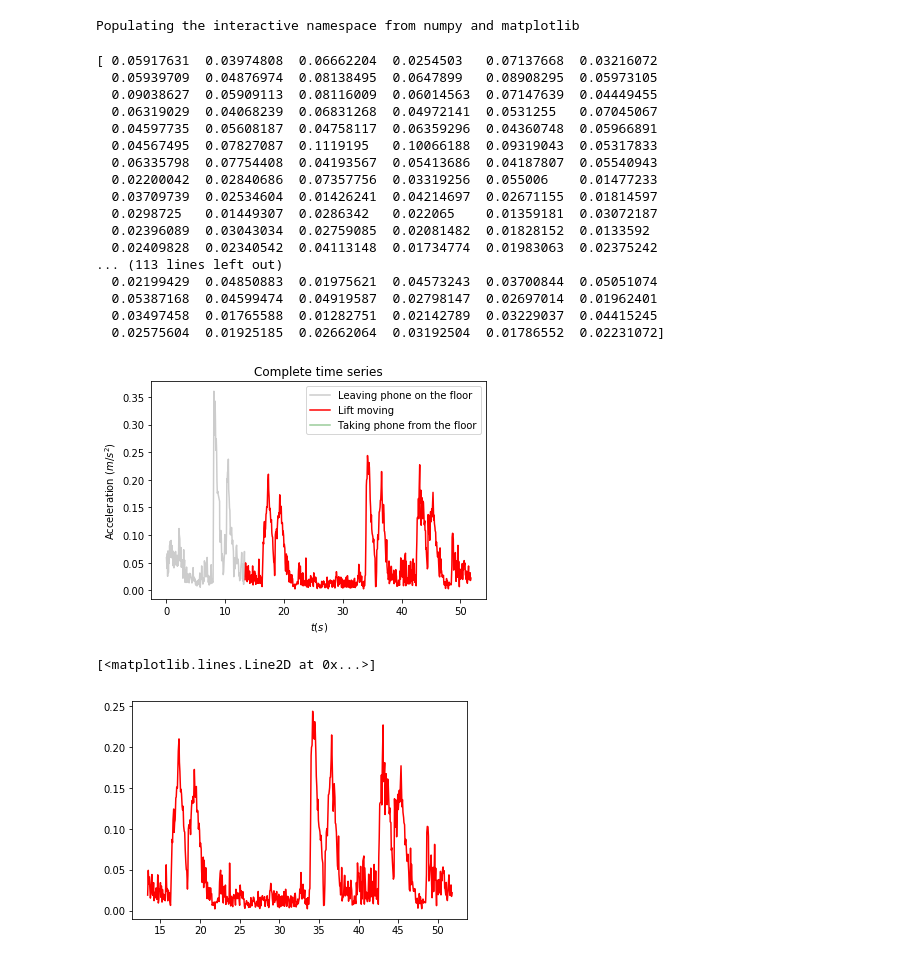
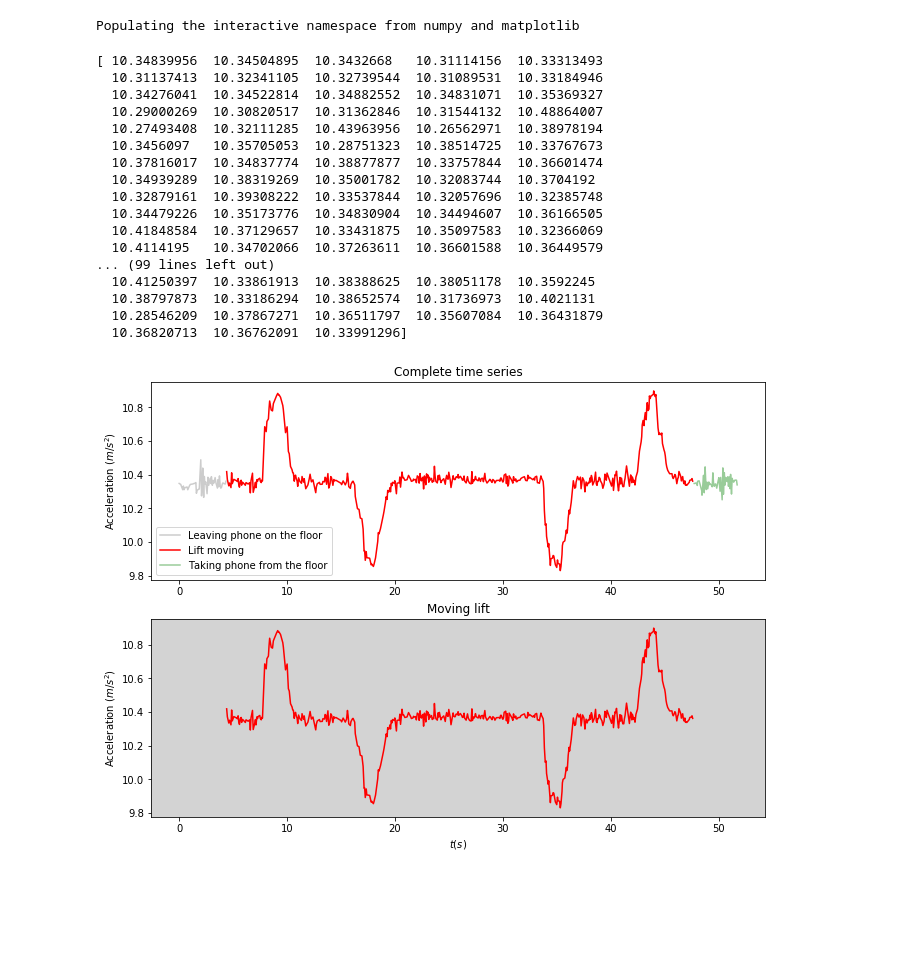
Before and after one commit to PabRod/elevator-tool, a Jupyter notebook: Analysis Home.ipynb, the cells around one changed output. Saved outputs shown, nothing was run; the diff lists cells and outputs as text; code cells hidden in the pictures; blank space fills up the shorter version.

```diff
--- a/Analysis Home.ipynb
+++ b/Analysis Home.ipynb
@@ -4,36 +4,36 @@ import pandas as pd
 # %% [output]
 Populating the interactive namespace from numpy and matplotlib
 # %%
-data = pd.read_csv('./data/home.csv', usecols=["relative_time", "LinearAccelerometerSensor"], na_values="NaN")
+data = pd.read_csv('./data/home.csv', usecols=["relative_time", "AccX", "AccY", "AccZ", "LinearAccelerometerSensor"], na_values="NaN")
 data = data.dropna()
 
 ts = data.relative_time/1000 # Use seconds instead of ms
-az = data.LinearAccelerometerSensor
+az = np.sqrt(data.AccX**2 + data.AccY**2 + data.AccZ**2)
 
 ts = ts.as_matrix()
 az = az.as_matrix()
 
 print(az)
 # %% [output]
-[ 0.05917631  0.03974808  0.06662204  0.0254503   0.07137668  0.03216072
-  0.05939709  0.04876974  0.08138495  0.0647899   0.08908295  0.05973105
-  0.09038627  0.05909113  0.08116009  0.06014563  0.07147639  0.04449455
-  0.06319029  0.04068239  0.06831268  0.04972141  0.0531255   0.07045067
-  0.04597735  0.05608187  0.04758117  0.06359296  0.04360748  0.05966891
-  0.04567495  0.07827087  0.1119195   0.10066188  0.09319043  0.05317833
-  0.06335798  0.07754408  0.04193567  0.05413686  0.04187807  0.05540943
-  0.02200042  0.02840686  0.07357756  0.03319256  0.055006    0.01477233
-  0.03709739  0.02534604  0.01426241  0.04214697  0.02671155  0.01814597
-  0.0298725   0.01449307  0.0286342   0.022065    0.01359181  0.03072187
-  0.02396089  0.03043034  0.02759085  0.02081482  0.01828152  0.0133592
-  0.02409828  0.02340542  0.04113148  0.01734774  0.01983063  0.02375242
-... (113 lines left out)
-  0.02199429  0.04850883  0.01975621  0.04573243  0.03700844  0.05051074
-  0.05387168  0.04599474  0.04919587  0.02798147  0.02697014  0.01962401
-  0.03497458  0.01765588  0.01282751  0.02142789  0.03229037  0.04415245
-  0.02575604  0.01925185  0.02662064  0.03192504  0.01786552  0.02231072]
+[ 10.34839956  10.34504895  10.3432668   10.31114156  10.33313493
+  10.31137413  10.32341105  10.32739544  10.31089531  10.33184946
+  10.34276041  10.34522814  10.34882552  10.34831071  10.35369327
+  10.29000269  10.30820517  10.31362846  10.31544132  10.48864007
+  10.27493408  10.32111285  10.43963956  10.26562971  10.38978194
+  10.3456097   10.35705053  10.28751323  10.38514725  10.33767673
+  10.37816017  10.34837774  10.38877877  10.33757844  10.36601474
+  10.34939289  10.38319269  10.35001782  10.32083744  10.3704192
+  10.32879161  10.39308222  10.33537844  10.32057696  10.32385748
+  10.34479226  10.35173776  10.34830904  10.34494607  10.36166505
+  10.41848584  10.37129657  10.33431875  10.35097583  10.32366069
+  10.4114195   10.34702066  10.37263611  10.36601588  10.36449579
+... (99 lines left out)
+  10.41250397  10.33861913  10.38388625  10.38051178  10.3592245
+  10.38797873  10.33186294  10.38652574  10.31736973  10.4021131
+  10.28546209  10.37867271  10.36511797  10.35607084  10.36431879
+  10.36820713  10.36762091  10.33991296]
 # %%
-indices = [0, 200, 2650, ts.size]
+indices = [0, 50, 520, ts.size]
 ts_init = ts[indices[0]:indices[1]]
 az_init = az[indices[0]:indices[1]]
 
@@ -42,20 +42,28 @@ az_experiment = az[indices[1]:indices[2]]
 
 ts_out = ts[indices[2]:indices[3]]
 az_out = az[indices[2]:indices[3]]
-
-plt.plot(ts_init, az_init, color='gray', alpha=0.4)
-plt.plot(ts_experiment, az_experiment, color='red')
-plt.plot(ts_out, az_out, color='green', alpha=0.4)
-
-plt.title('Complete time series')
-plt.xlabel('$t (s)$')
-plt.ylabel('Acceleration $(m / s^2)$')
-plt.legend(['Leaving phone on the floor', 'Lift moving', 'Taking phone from the floor']);
-# %% [output]
-[figure, removed]
-# %%
-plt.plot(ts_experiment, az_experiment, color='red')
-# %% [output]
-[<matplotlib.lines.Line2D at 0x...>]
-[figure, removed]
+# %%
+plt.rcParams['figure.figsize'] = (11, 8)
+plt.rcParams['font.size'] = 10.0
+
+fig = plt.figure()
+ax1 = fig.add_subplot(2, 1, 1)
+
+plt.title('Complete time series')
+plt.plot(ts_init, az_init, color='gray', alpha=0.4)
+plt.plot(ts_experiment, az_experiment, color='red')
+plt.plot(ts_out, az_out, color='green', alpha=0.4)
+
+plt.ylabel('Acceleration $(m / s^2)$')
+plt.legend(['Leaving phone on the floor', 'Lift moving', 'Taking phone from the floor']);
+
+ax2 = fig.add_subplot(2, 1, 2, sharex=ax1)
+ax2.patch.set_facecolor('lightgray')
+plt.title('Moving lift')
+plt.plot(ts_experiment, az_experiment, color='red')
+
+plt.xlabel('$t (s)$')
+plt.ylabel('Acceleration $(m / s^2)$');
+# %% [output]
+[figure, added]
 # %%
```
Also changed, not shown: parts of 2 cells of this notebook, 1 other file.
